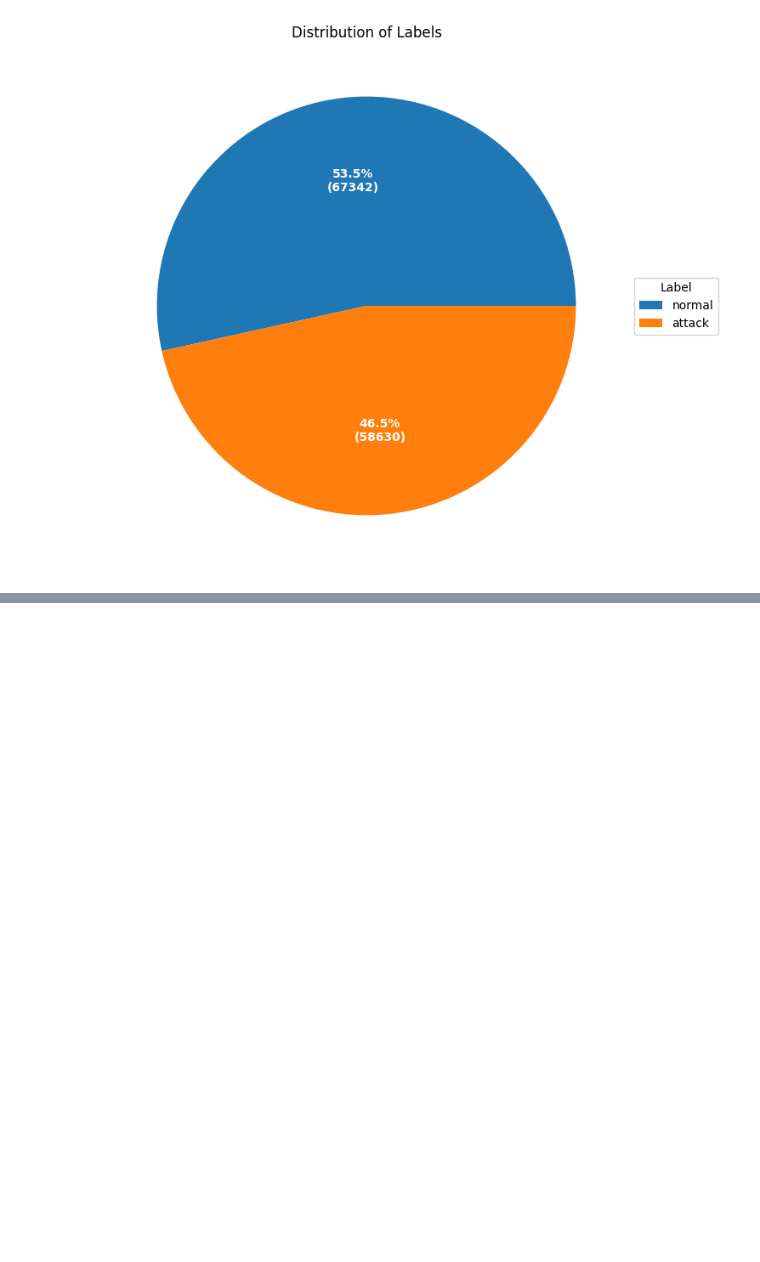
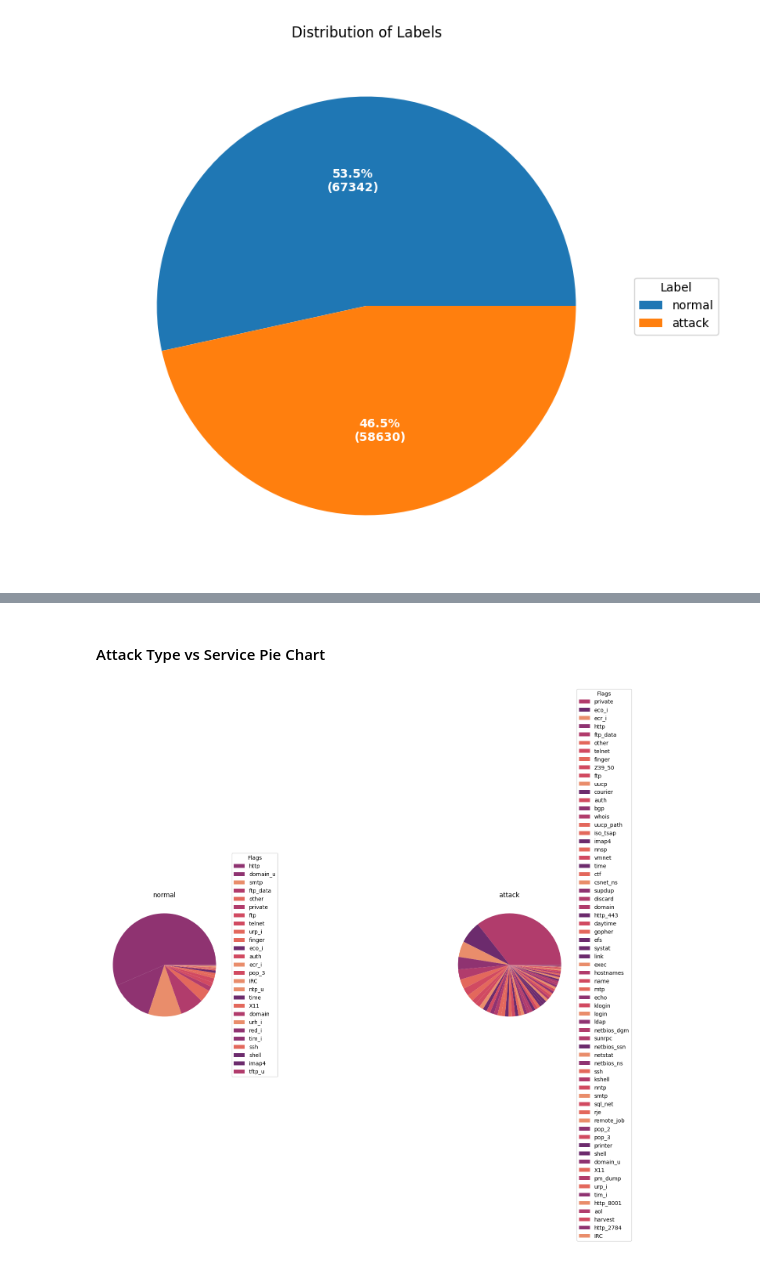
Before and after one commit to Namratha2301/IntrusionDetection, a Jupyter notebook: Intrusion Detection Using Machine Learning.ipynb, the cells around one changed output, grey strips where cells are left out. Saved outputs shown, nothing was run; the diff lists cells and outputs as text; code cells hidden in the pictures; blank space fills up the shorter version.

```diff
--- a/Intrusion Detection Using Machine Learning.ipynb
+++ b/Intrusion Detection Using Machine Learning.ipynb
@@ -294,0 +372,14 @@ plt.show()
+# %% [markdown]
+#### Attack Type vs Service Pie Chart
+# %%
+# get a series with the count of each service for attack and normal traffic
+
+normal_services = train.loc[train.attack_flag == 0].service.value_counts()
+attack_services = train.loc[train.attack_flag == 1].service.value_counts()
+
+# create the charts
+
+service_axs = bake_pies([normal_services, attack_services], ['normal','attack'])
+plt.show()
+# %% [output]
+[figure, added]
```
Also changed, not shown: parts of 8 cells of this notebook.
